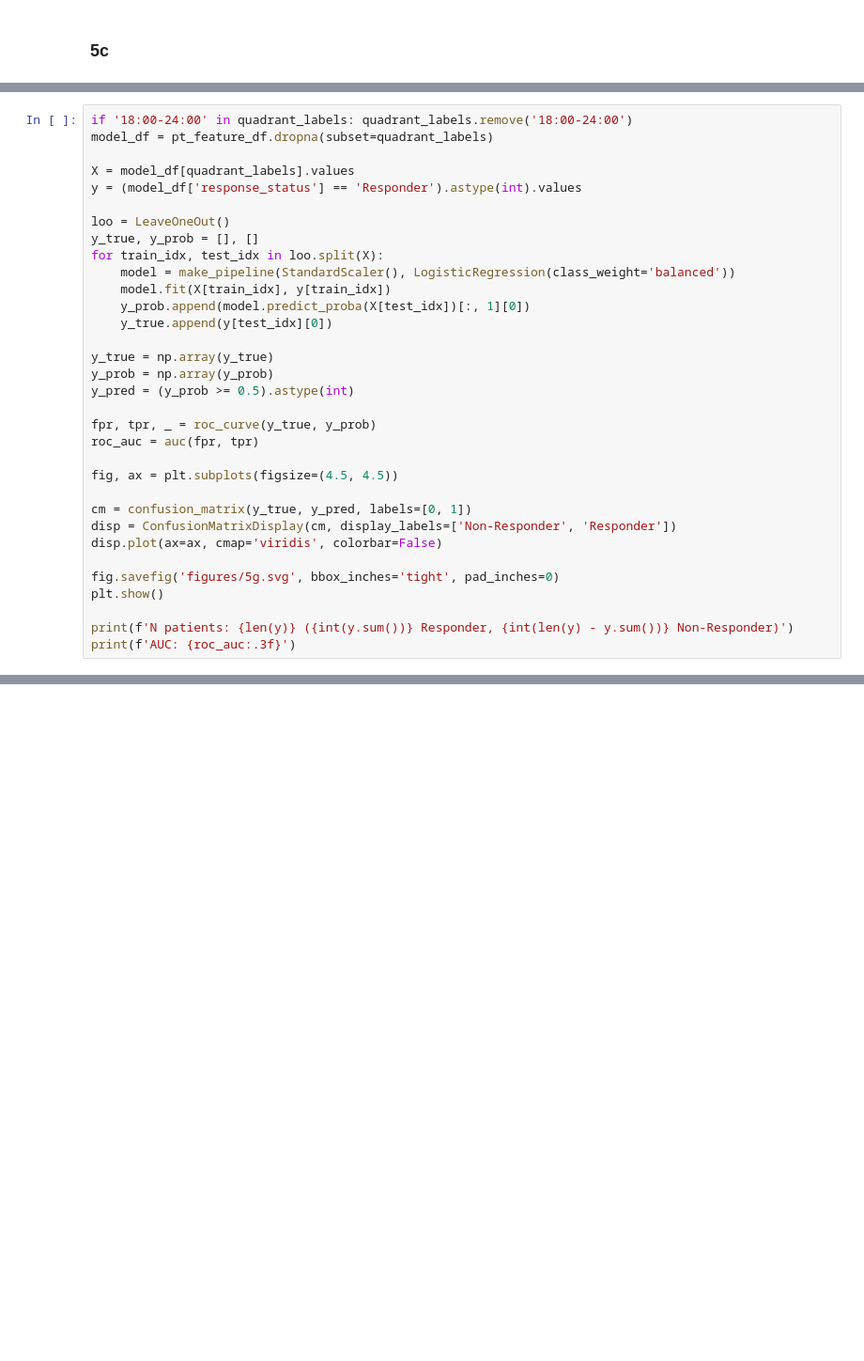
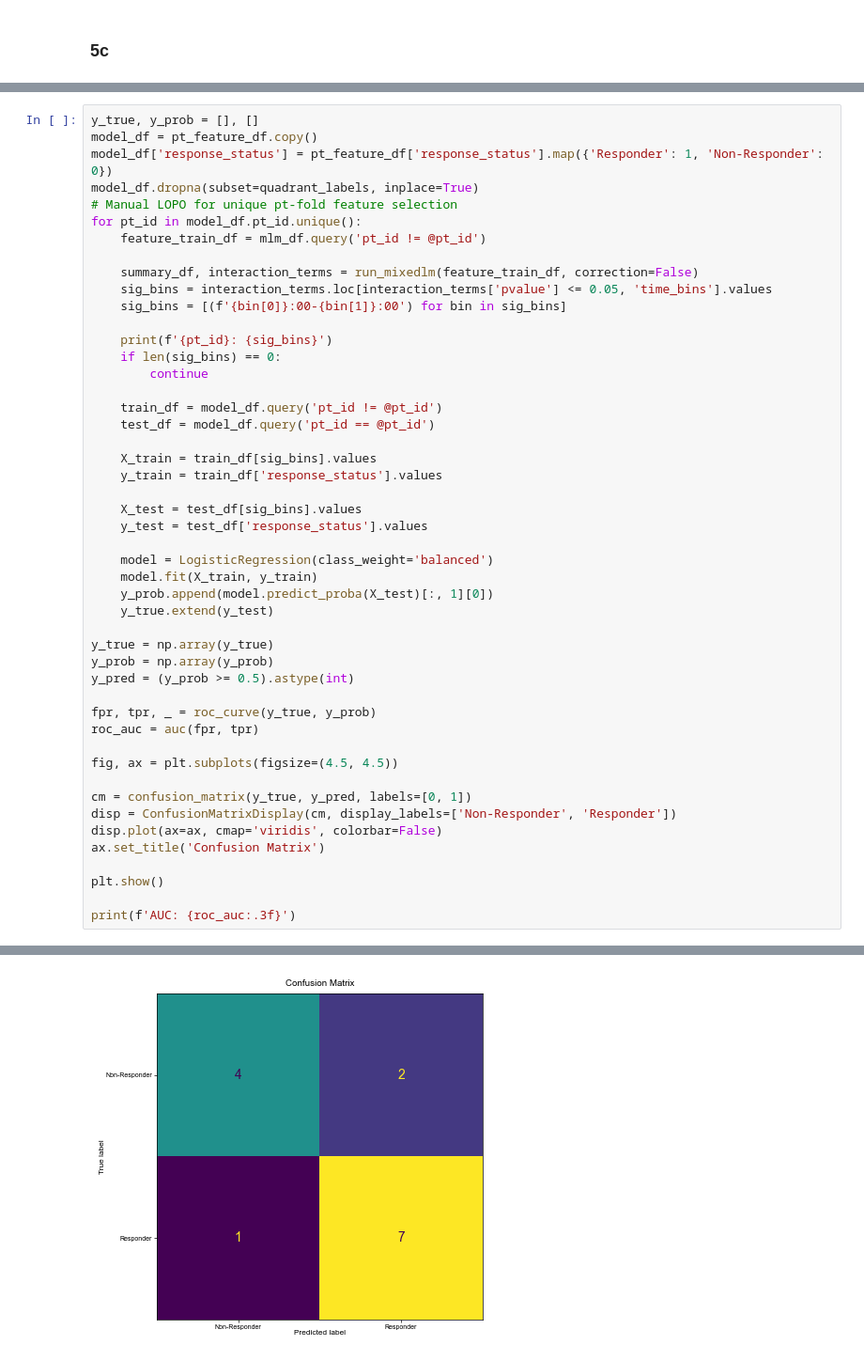
Before and after one commit to ProvenzaLab/PerceptPredictability, a Jupyter notebook: process_data.ipynb, the cells around one changed output, grey strips where cells are left out. Shown at 94% size. Cells and saved outputs as stored; diff of their text form; blank space fills up the shorter version.

```diff
--- a/process_data.ipynb
+++ b/process_data.ipynb
@@ -1982,17 +1929,33 @@ plt.show()
 # %%
-if '18:00-24:00' in quadrant_labels: quadrant_labels.remove('18:00-24:00')
-model_df = pt_feature_df.dropna(subset=quadrant_labels)
+y_true, y_prob = [], []
+model_df = pt_feature_df.copy()
+model_df['response_status'] = pt_feature_df['response_status'].map({'Responder': 1, 'Non-Responder': 0})
+model_df.dropna(subset=quadrant_labels, inplace=True)
+# Manual LOPO for unique pt-fold feature selection
+for pt_id in model_df.pt_id.unique():
+    feature_train_df = mlm_df.query('pt_id != @pt_id')
 
-X = model_df[quadrant_labels].values
-y = (model_df['response_status'] == 'Responder').astype(int).values
+    summary_df, interaction_terms = run_mixedlm(feature_train_df, correction=False)
+    sig_bins = interaction_terms.loc[interaction_terms['pvalue'] <= 0.05, 'time_bins'].values
+    sig_bins = [(f'{bin[0]}:00-{bin[1]}:00') for bin in sig_bins]
 
-loo = LeaveOneOut()
-y_true, y_prob = [], []
-for train_idx, test_idx in loo.split(X):
-    model = make_pipeline(StandardScaler(), LogisticRegression(class_weight='balanced'))
-    model.fit(X[train_idx], y[train_idx])
-    y_prob.append(model.predict_proba(X[test_idx])[:, 1][0])
-    y_true.append(y[test_idx][0])
+    print(f'{pt_id}: {sig_bins}')
+    if len(sig_bins) == 0:
+        continue
+
+    train_df = model_df.query('pt_id != @pt_id')
+    test_df = model_df.query('pt_id == @pt_id')
+
+    X_train = train_df[sig_bins].values
+    y_train = train_df['response_status'].values
+
+    X_test = test_df[sig_bins].values
+    y_test = test_df['response_status'].values
+
+    model = LogisticRegression(class_weight='balanced')
+    model.fit(X_train, y_train)
+    y_prob.append(model.predict_proba(X_test)[:, 1][0])
+    y_true.extend(y_test)
 
 y_true = np.array(y_true)
 y_prob = np.array(y_prob)
@@ -2006,9 +1969,9 @@ fig, ax = plt.subplots(figsize=(4.5, 4.5))
 cm = confusion_matrix(y_true, y_pred, labels=[0, 1])
 disp = ConfusionMatrixDisplay(cm, display_labels=['Non-Responder', 'Responder'])
 disp.plot(ax=ax, cmap='viridis', colorbar=False)
+ax.set_title('Confusion Matrix')
 
-fig.savefig('figures/5g.svg', bbox_inches='tight', pad_inches=0)
 plt.show()
 
-print(f'N patients: {len(y)} ({int(y.sum())} Responder, {int(len(y) - y.sum())} Non-Responder)')
 print(f'AUC: {roc_auc:.3f}')
+# %% [output]
@@ -2014,0 +1992 @@ print(f'AUC: {roc_auc:.3f}')
+[figure, added]
```
Also changed, not shown: parts of 38 cells of this notebook, 10 other files.
